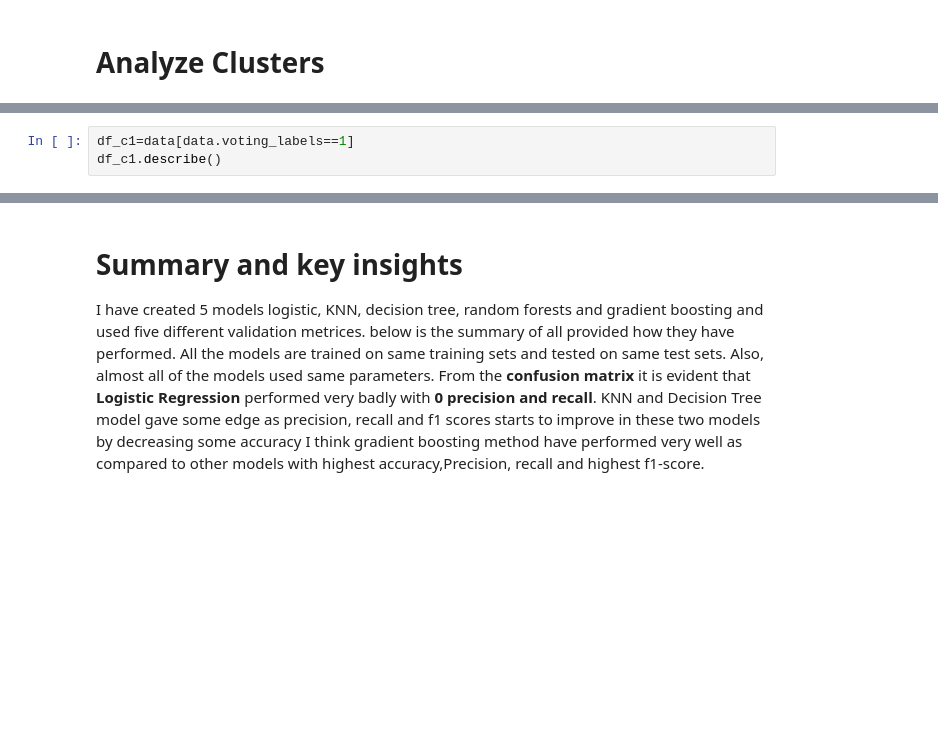
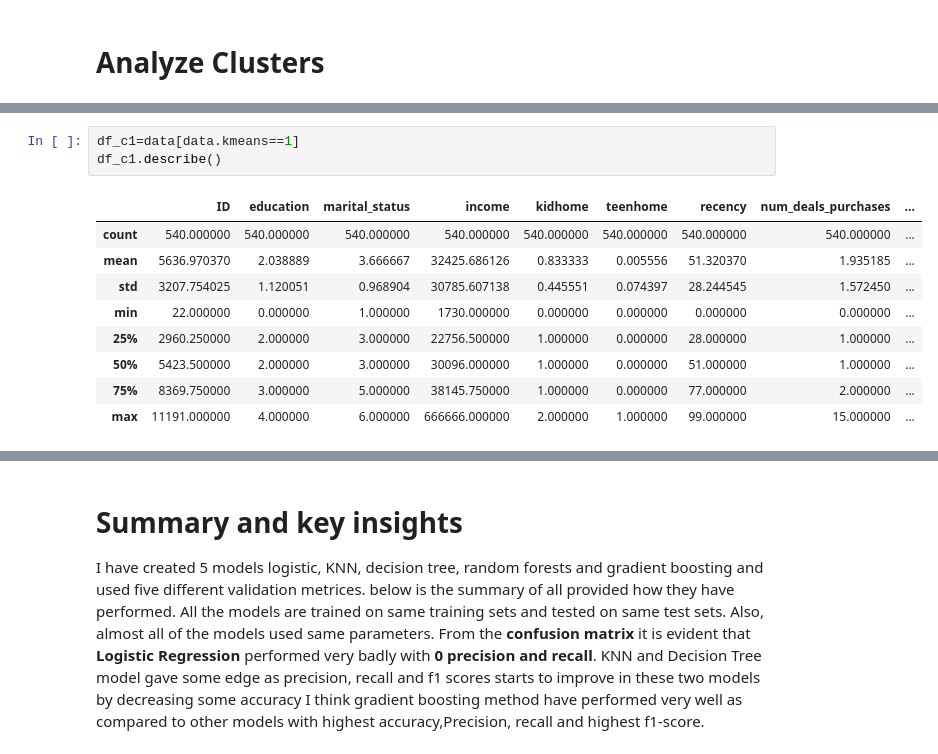
Before and after one commit to sanjeevtyagi170/tyagisx-projects, a Jupyter notebook: coursera-unsupervised.ipynb, the cells around one changed output, grey strips where cells are left out. Cells and saved outputs as stored; diff of their text form; blank space fills up the shorter version.

```diff
--- a/coursera-unsupervised.ipynb
+++ b/coursera-unsupervised.ipynb
@@ -211,4 +338,14 @@ data['voting_labels']=df_clusters.mode(axis=1)[0]
 # %%
-df_c1=data[data.voting_labels==1]
+df_c1=data[data.kmeans==1]
 df_c1.describe()
+# %% [output]
+|  | ID | education | marital_status | income | kidhome | teenhome | recency | num_deals_purchases | ... |
+| count | 540.000000 | 540.000000 | 540.000000 | 540.000000 | 540.000000 | 540.000000 | 540.000000 | 540.000000 | ... |
+| mean | 5636.970370 | 2.038889 | 3.666667 | 32425.686126 | 0.833333 | 0.005556 | 51.320370 | 1.935185 | ... |
+| std | 3207.754025 | 1.120051 | 0.968904 | 30785.607138 | 0.445551 | 0.074397 | 28.244545 | 1.572450 | ... |
+| min | 22.000000 | 0.000000 | 1.000000 | 1730.000000 | 0.000000 | 0.000000 | 0.000000 | 0.000000 | ... |
+| 25% | 2960.250000 | 2.000000 | 3.000000 | 22756.500000 | 1.000000 | 0.000000 | 28.000000 | 1.000000 | ... |
+| 50% | 5423.500000 | 2.000000 | 3.000000 | 30096.000000 | 1.000000 | 0.000000 | 51.000000 | 1.000000 | ... |
+| 75% | 8369.750000 | 3.000000 | 5.000000 | 38145.750000 | 1.000000 | 0.000000 | 77.000000 | 2.000000 | ... |
+| max | 11191.000000 | 4.000000 | 6.000000 | 666666.000000 | 2.000000 | 1.000000 | 99.000000 | 15.000000 | ... |
 # %%
```
Also changed, not shown: parts of 28 cells of this notebook.
